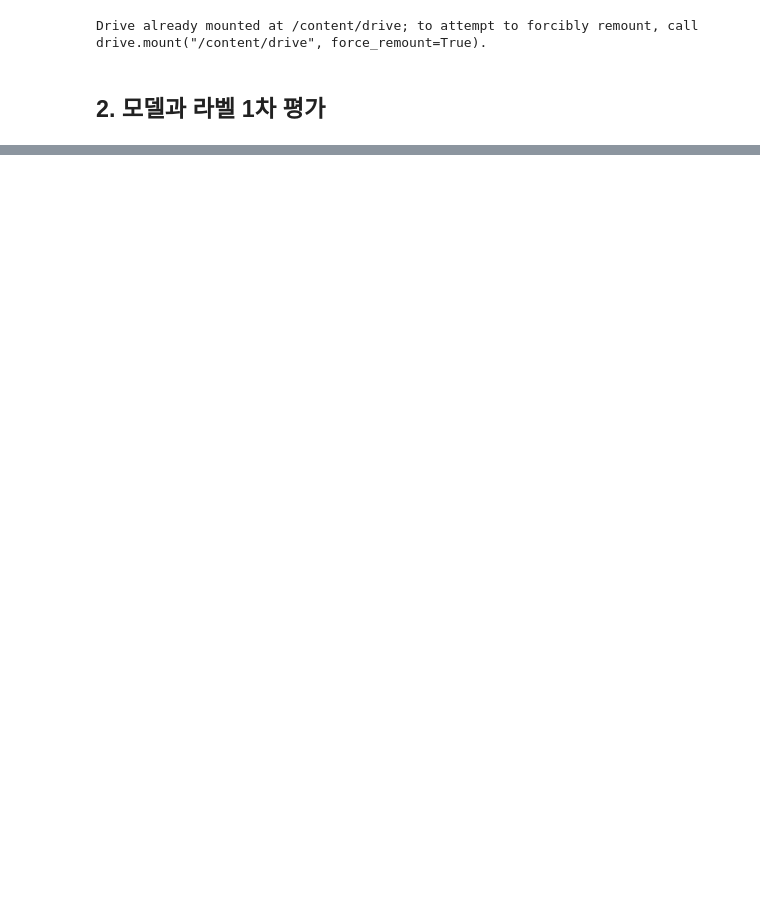
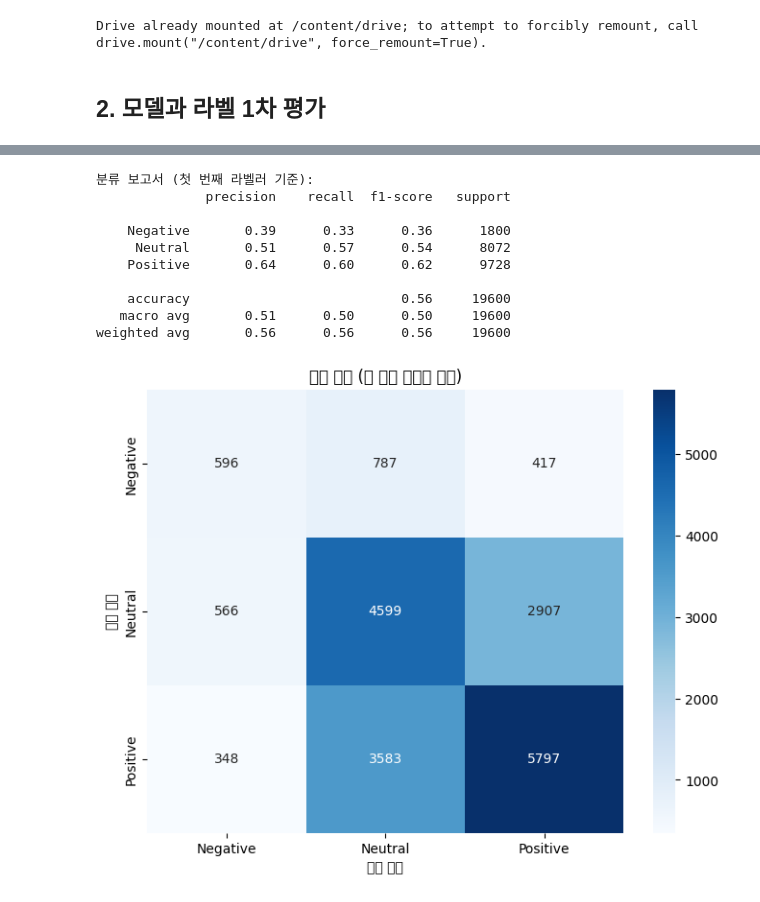
Before and after one commit to blueid13/20242R0136COSE47402, a Jupyter notebook: FinalProject/project.ipynb, the cells around one changed output, grey strips where cells are left out. Cells and saved outputs as stored; diff of their text form; code cells hidden in the pictures; blank space fills up the shorter version.

```diff
--- a/FinalProject/project.ipynb
+++ b/FinalProject/project.ipynb
@@ -237,0 +414,64 @@ print(classification_report(flattened_true_labels, flattened_predicted_labels, t
+# %%
+
+# 2. 혼동 행렬 시각화 (선택 사항)
+
+# 실제 라벨을 각 샘플마다 세 개의 라벨이 아닌 단일 라벨로 가져와야 혼동 행렬을 그릴 수 있습니다.
+# 여기서는 각 샘플마다 첫 번째 라벨러의 라벨을 사용하여 혼동 행렬을 그려보겠습니다.
+
+# 기존 코드에서 해당 부분 수정
+first_annotator_labels = [labels[0] for labels in valid_all_labels]
+
+# 이 부분에서 추가적인 매핑 제거
+# mapped_true_labels = [label_mapping[label] for label in first_annotator_labels]  # 이 줄 제거 또는 주석 처리
+
+# 대신 mapped_true_labels를 first_annotator_labels로 설정
+mapped_true_labels = first_annotator_labels
+
+# 분류 보고서 출력
+print("\n분류 보고서 (첫 번째 라벨러 기준):")
+print(classification_report(mapped_true_labels, predicted_labels, target_names=class_names))
+
+# 혼동 행렬 계산
+cm = confusion_matrix(mapped_true_labels, predicted_labels)
+
+plt.figure(figsize=(8, 6))
+sns.heatmap(cm, annot=True, fmt='d', cmap='Blues', xticklabels=class_names, yticklabels=class_names)
+plt.xlabel('예측 라벨')
+plt.ylabel('실제 라벨')
+plt.title('혼동 행렬 (첫 번째 라벨러 기준)')
+plt.show()
+
+# 3. 잘못 분류된 샘플 확인
+
+misclassified_indices = []
+
+for i in range(total):
+    true_labels = valid_all_labels[i]
+    pred_label = predicted_labels[i]
+    if pred_label not in true_labels:
+        misclassified_indices.append(i)
+
+print(f"\n잘못 분류된 샘플 수: {len(misclassified_indices)}")
+
+# 잘못 분류된 샘플 중 일부를 출력
+num_samples_to_show = 5  # 표시할 샘플 수
+
+for idx in misclassified_indices[:num_samples_to_show]:
+    print(f"\n샘플 인덱스: {idx}")
+    print(f"텍스트: {merged_df.iloc[idx]['Text']}")
+    true_labels = [class_names[label] for label in valid_all_labels[idx]]
+    pred_label = class_names[predicted_labels[idx]]
+    print(f"실제 라벨들: {true_labels}")
+    print(f"예측 라벨: {pred_label}")
+# %% [output]
+분류 보고서 (첫 번째 라벨러 기준):
+              precision    recall  f1-score   support
+
+    Negative       0.39      0.33      0.36      1800
+     Neutral       0.51      0.57      0.54      8072
+    Positive       0.64      0.60      0.62      9728
+
+    accuracy                           0.56     19600
+   macro avg       0.51      0.50      0.50     19600
+weighted avg       0.56      0.56      0.56     19600
+[figure, added]
```
Also changed, not shown: parts of 17 cells of this notebook.
